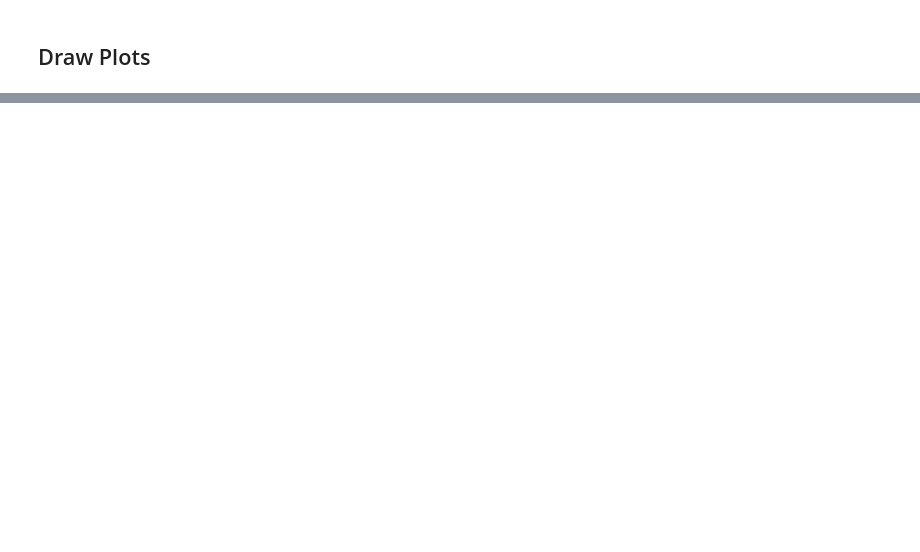
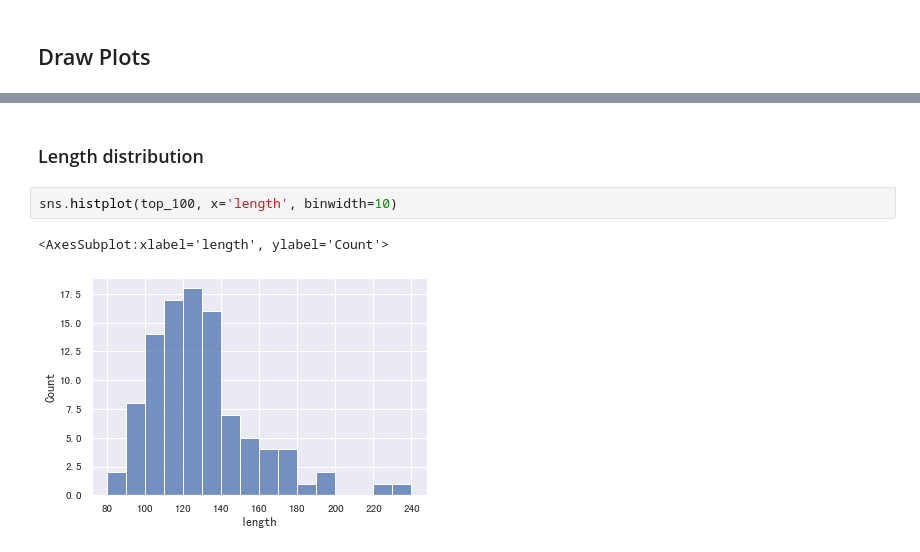
Before and after one commit to 4piu/Maoyan-Top-100, a Jupyter notebook: jupyter.ipynb, the cells around one changed output, grey strips where cells are left out. Cells and saved outputs as stored; diff of their text form; blank space fills up the shorter version.

```diff
--- a/jupyter.ipynb
+++ b/jupyter.ipynb
@@ -56,0 +104,7 @@ sns.pairplot(df, hue="species")
+# %% [markdown]
+### Length distribution
+# %%
+sns.histplot(top_100, x='length', binwidth=10)
+# %% [output]
+<AxesSubplot:xlabel='length', ylabel='Count'>
+[figure, added]
```
Also changed, not shown: parts of 14 cells of this notebook.
